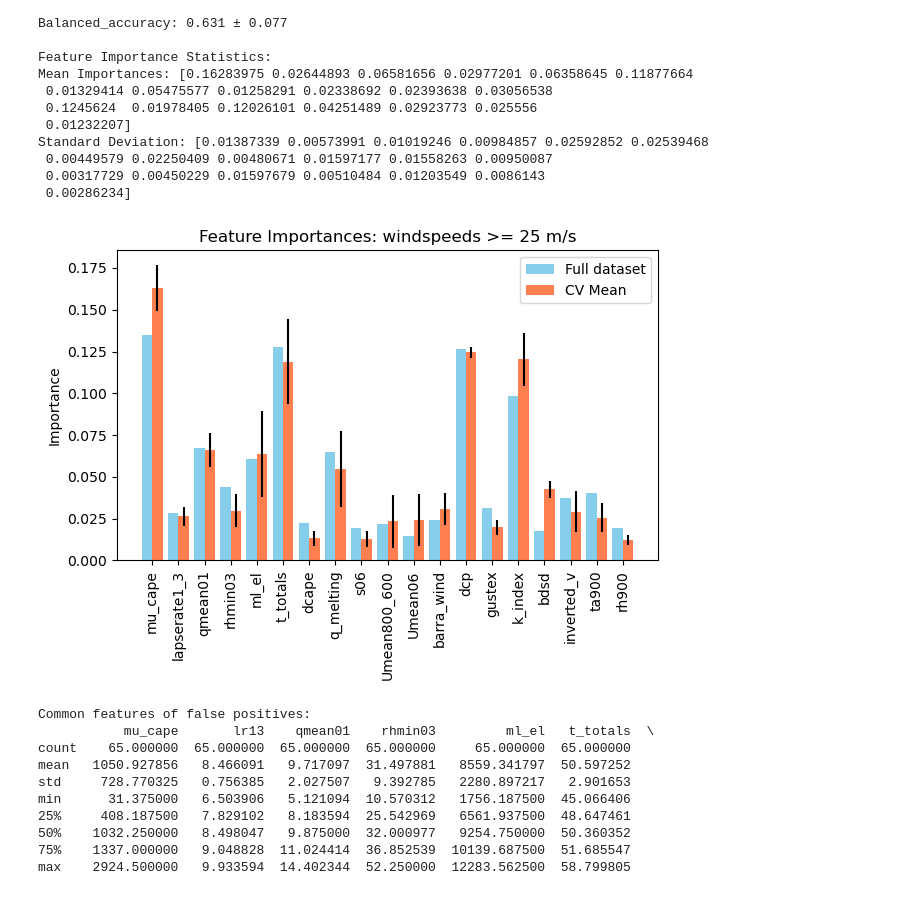
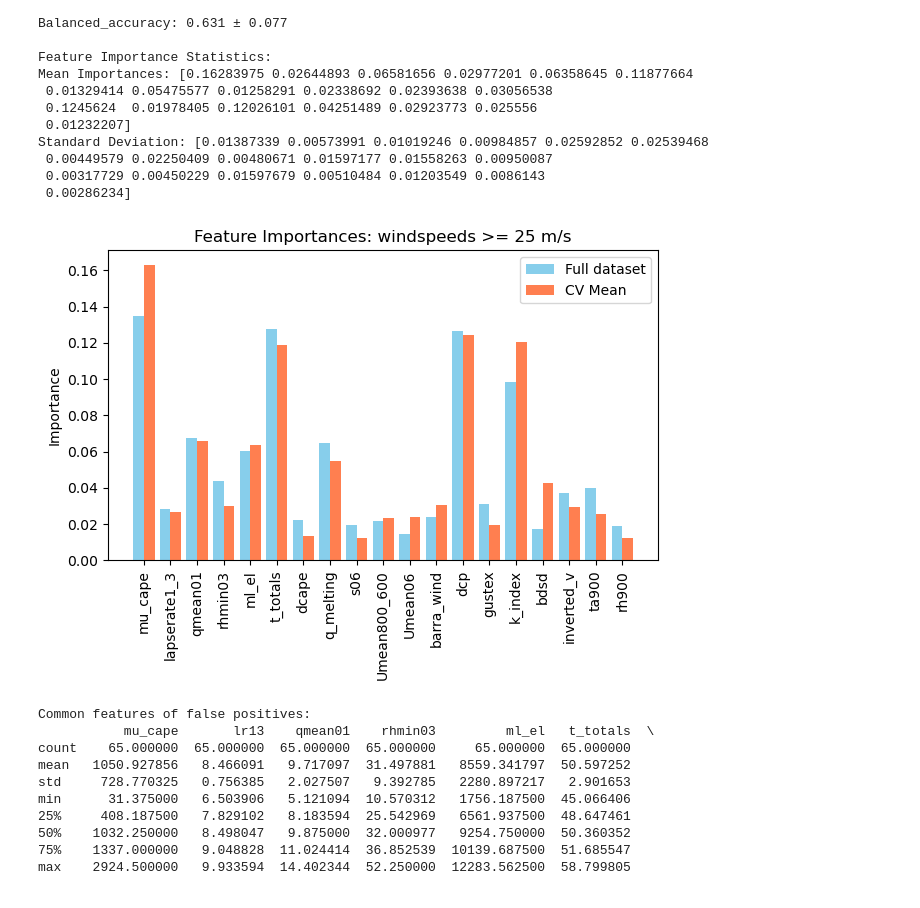
Before and after one commit to Greeshmaaaa/Project-1, a Jupyter notebook: Random_forest_SE_FEAT.ipynb, the cells around one changed output. Drawn from its saved outputs; the diff is of its cells as text; code cells hidden in the pictures.

```diff
--- a/Random_forest_SE_FEAT.ipynb
+++ b/Random_forest_SE_FEAT.ipynb
@@ -226,9 +226,9 @@ test_wa["clean_time"] = test_wa["Time"].apply(lambda x: datetime.datetime.strpti
 # %% [markdown]
 ## Loading diagnostics datasets
 # %%
-richmond_data_1 = xr.open_dataset('/g/data/up6/gs5098/SCW-analysis/read_model_data/data/Richmond/ric_dig.nc')
-sydney_data_1 = xr.open_dataset('/g/data/up6/gs5098/SCW-analysis/read_model_data/data/Sydney/syd_dig.nc')
-badgery_data_1 = xr.open_dataset('/g/data/up6/gs5098/SCW-analysis/read_model_data/data/Badgery/bad_dig.nc')
-wagga_data_1 = xr.open_dataset('/g/data/up6/gs5098/SCW-analysis/read_model_data/data/Wagga/wag_dig.nc')
-moree_data_1 = xr.open_dataset('/g/data/up6/gs5098/SCW-analysis/read_model_data/data/Moree/mor_dig.nc')
-tamworth_data_1 = xr.open_dataset('/g/data/up6/gs5098/SCW-analysis/read_model_data/data/Tamworth/tam_dig.nc')
+richmond_data_1 = xr.open_dataset('/g/data/up6/gs5098/SCW_analysis/SCW_analysis/read_model_data/data/Richmond/ric_dig.nc')
+sydney_data_1 = xr.open_dataset('/g/data/up6/gs5098/SCW_analysis/SCW_analysis/read_model_data/data/Sydney/syd_dig.nc')
+badgery_data_1 = xr.open_dataset('/g/data/up6/gs5098/SCW_analysis/SCW_analysis/read_model_data/data/Badgery/bad_dig.nc')
+wagga_data_1 = xr.open_dataset('/g/data/up6/gs5098/SCW_analysis/SCW_analysis/read_model_data/data/Wagga/wag_dig.nc')
+moree_data_1 = xr.open_dataset('/g/data/up6/gs5098/SCW_analysis/SCW_analysis/read_model_data/data/Moree/mor_dig.nc')
+tamworth_data_1 = xr.open_dataset('/g/data/up6/gs5098/SCW_analysis/SCW_analysis/read_model_data/data/Tamworth/tam_dig.nc')
@@ -586,7 +584,10 @@ print("ROC-AUC:", roc_auc_score(y_test, rf_probs))
 Random Forest Metrics:
 ROC-AUC: 0.8391539596655189
 # %%
-n_iterations = 100
+##Compute and store feat importance score over 50 random train-test test splits.
+
+
+n_iterations = 50
 variable_importance = np.zeros((len(X.columns), n_iterations))
 
 seeds= np.arange(n_iterations)
@@ -681,6 +620,7 @@ import matplotlib.pyplot as plt
 from sklearn.datasets import make_classification
 from sklearn.ensemble import RandomForestClassifier
 from sklearn.model_selection import StratifiedKFold, cross_validate
+
 
 feature_cols = ['mu_cape', 'lapserate1_3', 'qmean01', 'rhmin03', 'ml_el', 't_totals',
                 'dcape', 'q_melting', 's06', 'Umean800_600', 'Umean06', 'barra_wind',
@@ -689,9 +629,10 @@ feature_cols = ['mu_cape', 'lapserate1_3', 'qmean01', 'rhmin03', 'ml_el', 't_tot
 clf = RandomForestClassifier(n_estimators=100, criterion ='entropy', class_weight = 'balanced',
                               max_depth = 3,
                              random_state=42, n_jobs = -1)
-clf.fit(X_train,y_train)
+#clf.fit(X_train,y_train)
+#clf.fit(X_test,y_test)
+clf.fit(X,y)
 feature_importances_full = clf.feature_importances_
-
 
 
 
@@ -709,7 +650,7 @@ color_full_data = 'skyblue'  # Change color for full data bars
 color_cv_mean = 'coral'
 
 rects1 = ax.bar(index - bar_width/2, feature_importances_full, bar_width, label='Full dataset', color=color_full_data)
-rects2 = ax.bar(index + bar_width/2, mean_importances, bar_width, label='CV Mean', color=color_cv_mean, yerr=std_dev_importances_cv)
+rects2 = ax.bar(index + bar_width/2, mean_importances, bar_width, label='Mean across 50 ierations', color=color_cv_mean)
 
 #ax.set_xlabel('Features')
 ax.set_ylabel('Importance')
@@ -724,0 +666,12 @@ plt.show()
+# %%
+import matplotlib.pyplot as plt
+
+plt.rcParams.update({
+    "font.size": 34,              # Default text size
+    "axes.titlesize": 34,         # Axes title
+    "axes.labelsize": 34,         # Axes x/y labels
+    "xtick.labelsize": 34,        # X tick labels
+    "ytick.labelsize": 34,        # Y tick labels
+    "legend.fontsize": 30,        # Legend
+    "figure.titlesize": 34        # Overall figure title
+})
@@ -961,35 +968,35 @@ cv = StratifiedKFold(n_splits=5)
 # Perform cross-validation and return estimators
 cv_results = cross_validate(clf, X, y, cv=cv, return_estimator=True, n_jobs=-1)
 
 # Extract feature importances from each fold
 feature_importances_cv = np.array([est.feature_importances_ for est in cv_results['estimator']])
 mean_importances_cv = np.mean(feature_importances_cv, axis=0)
 std_dev_importances_cv = np.std(feature_importances_cv, axis=0)  # Calculate standard deviation
 
 
 # Plotting feature importances
 fig, ax = plt.subplots()
 index = np.arange(X.shape[1])  # Numerical index for x-axis
 bar_width = 0.4
 
 # Customize colors here
 color_full_data = 'skyblue'  # Change color for full data bars
 color_cv_mean = 'coral'
 
 rects1 = ax.bar(index - bar_width/2, feature_importances_full, bar_width, label='Full dataset', color=color_full_data)
-rects2 = ax.bar(index + bar_width/2, mean_importances_cv, bar_width, label='CV Mean', color=color_cv_mean, yerr=std_dev_importances_cv)
+rects2 = ax.bar(index + bar_width/2, mean_importances_cv, bar_width, label='CV Mean', color=color_cv_mean)
 
 #ax.set_xlabel('Features')
 ax.set_ylabel('Importance')
 ax.set_title('Feature Importances: windspeeds >= 25 m/s')
 ax.set_xticks(index)
 ax.set_xticklabels(feature_cols, rotation=90)  # Set feature names with rotation
 ax.legend()
 
 plt.tight_layout()  # Adjust layout to make room for label rotation
 plt.show()
 # %% [output]
-[figure, old version]
+[figure, new version]
 # %%
 # Assuming you already have predictions and true labels (y_test)
 predictions = clf.predict(X_test)  # or using a specific threshold as discussed previously
```
Also changed, not shown: parts of 6 cells of this notebook.
